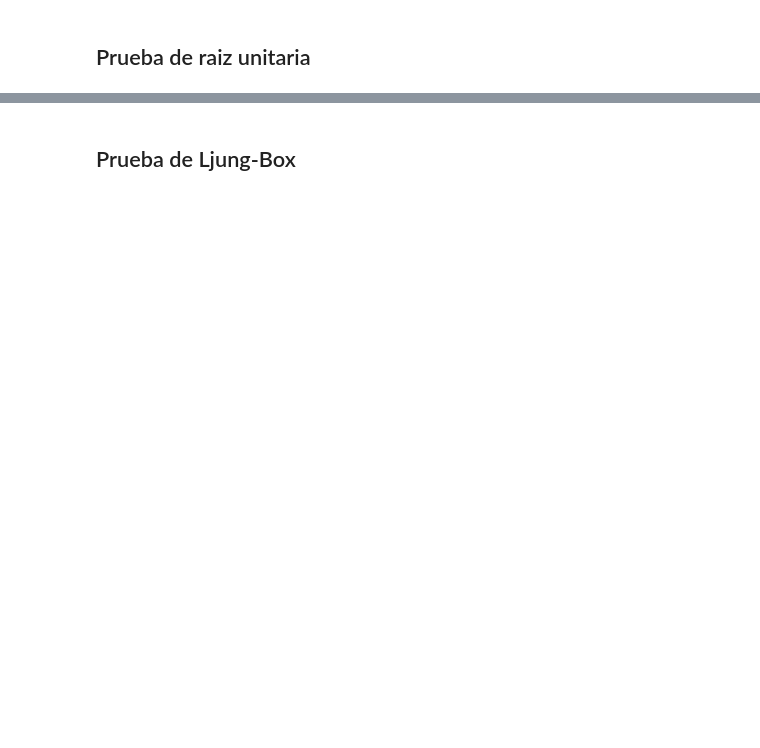
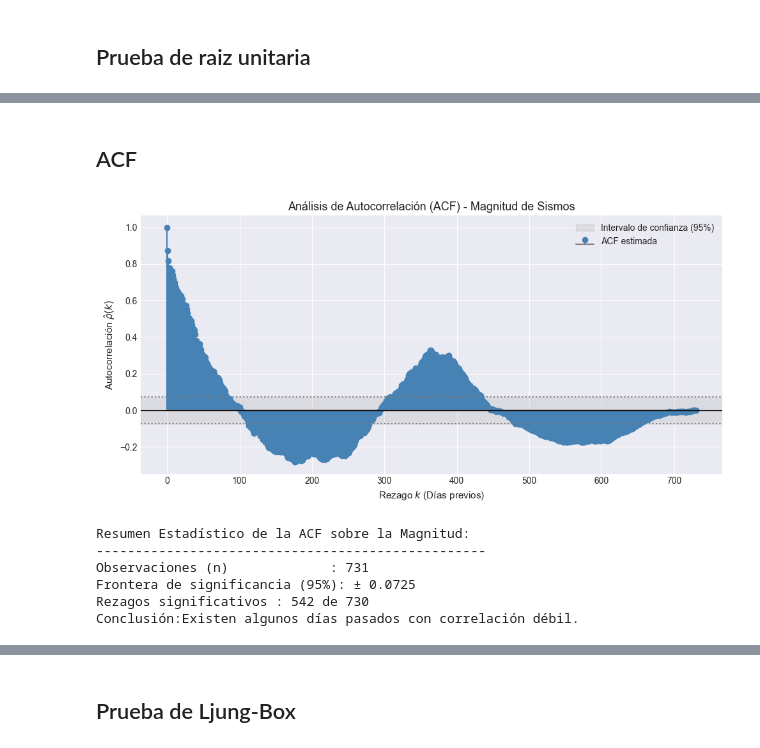
Before and after one commit to vanessalugo04/proyecto_series_tiempo, a Jupyter notebook: principal.ipynb, the cells around one changed output, grey strips where cells are left out. Cells and saved outputs as stored; diff of their text form; code cells hidden in the pictures; blank space fills up the shorter version.

```diff
--- a/principal.ipynb
+++ b/principal.ipynb
@@ -828,0 +690,51 @@ Conclusión a h=1    : Rechaza H0 (Hay dependencia del día inmediatamente anter
+# %% [markdown]
+## ACF
+# %%
+ts_clean = ts.dropna()
+n_obs = len(ts_clean)
+lags_max = 730
+
+banda = 1.96 / np.sqrt(n_obs)
+
+# Calculamos la Autocorrelación
+acf_vals = acf(ts_clean, nlags=lags_max, fft=True)
+
+fig, ax = plt.subplots(figsize=(10, 5))
+
+k_vals = np.arange(0, lags_max + 1)
+ax.stem(k_vals, acf_vals, linefmt='steelblue', markerfmt='o', basefmt='gray', label='ACF estimada')
+
+ax.axhspan(-banda, banda, alpha=0.15, color='gray', label='Intervalo de confianza (95%)')
+ax.axhline(banda, color='gray', linestyle=':', linewidth=1.5)
+ax.axhline(-banda, color='gray', linestyle=':', linewidth=1.5)
+ax.axhline(0, color='black', linewidth=1)
+
+ax.set_title('Análisis de Autocorrelación (ACF) - Magnitud de Sismos', fontsize=13)
+ax.set_xlabel('Rezago $k$ (Días previos)', fontsize=11)
+ax.set_ylabel(r'Autocorrelación $\hat{\rho}(k)$', fontsize=11)
+ax.legend(loc='upper right')
+
+plt.tight_layout()
+plt.show()
+
+
+print("Resumen Estadístico de la ACF sobre la Magnitud:")
+print("-" * 50)
+print(f"Observaciones (n)             : {n_obs}")
+print(f"Frontera de significancia (95%): ± {banda:.4f}")
+
+rezagos_significativos = sum(abs(acf_vals[1:]) > banda)
+print(f"Rezagos significativos : {rezagos_significativos} de {lags_max}")
+
+if rezagos_significativos == 0:
+    print("Conclusión:La serie se comporta como Ruido Blanco estricto (0 autocorrelación).")
+else:
+    print("Conclusión:Existen algunos días pasados con correlación débil.")
+# %% [output]
+[figure, added]
+Resumen Estadístico de la ACF sobre la Magnitud:
+--------------------------------------------------
+Observaciones (n)             : 731
+Frontera de significancia (95%): ± 0.0725
+Rezagos significativos : 542 de 730
+Conclusión:Existen algunos días pasados con correlación débil.
```
Also changed, not shown: parts of 21 cells of this notebook.
